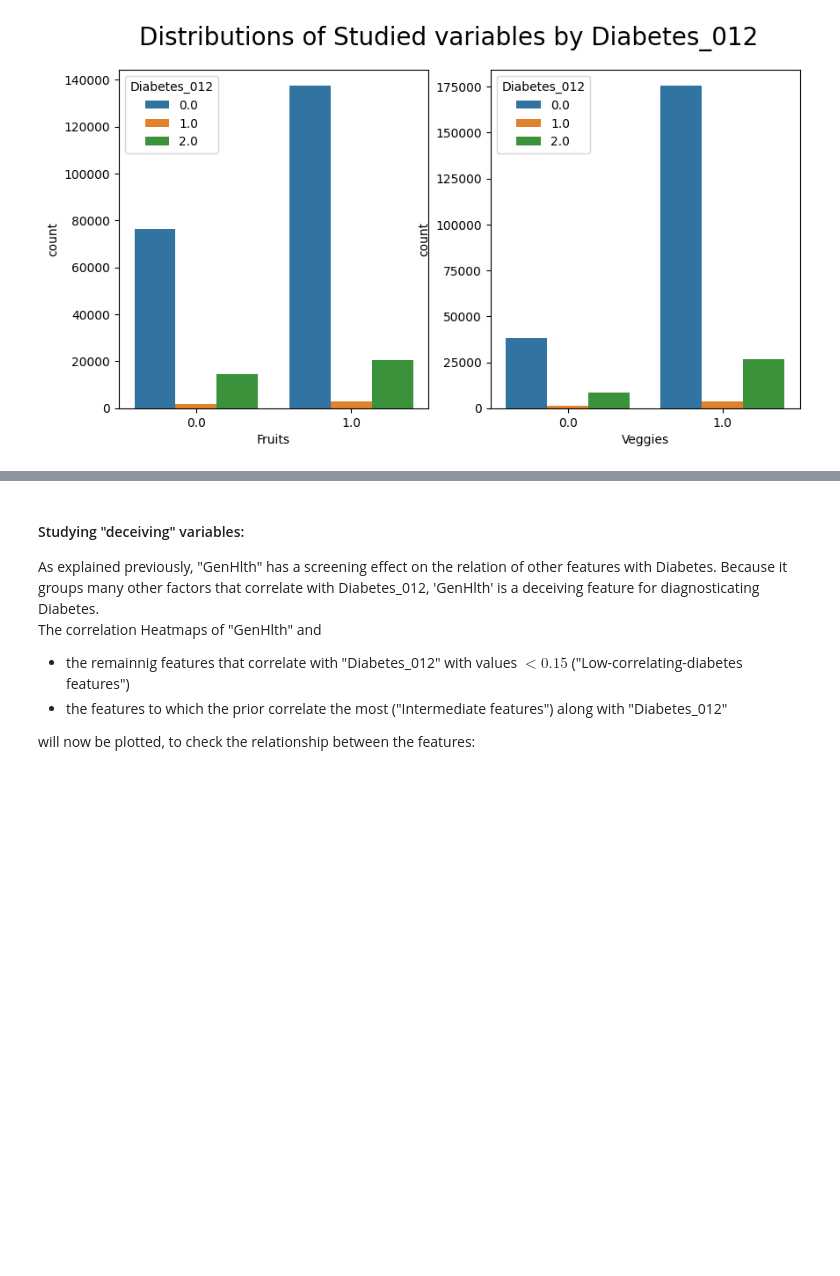
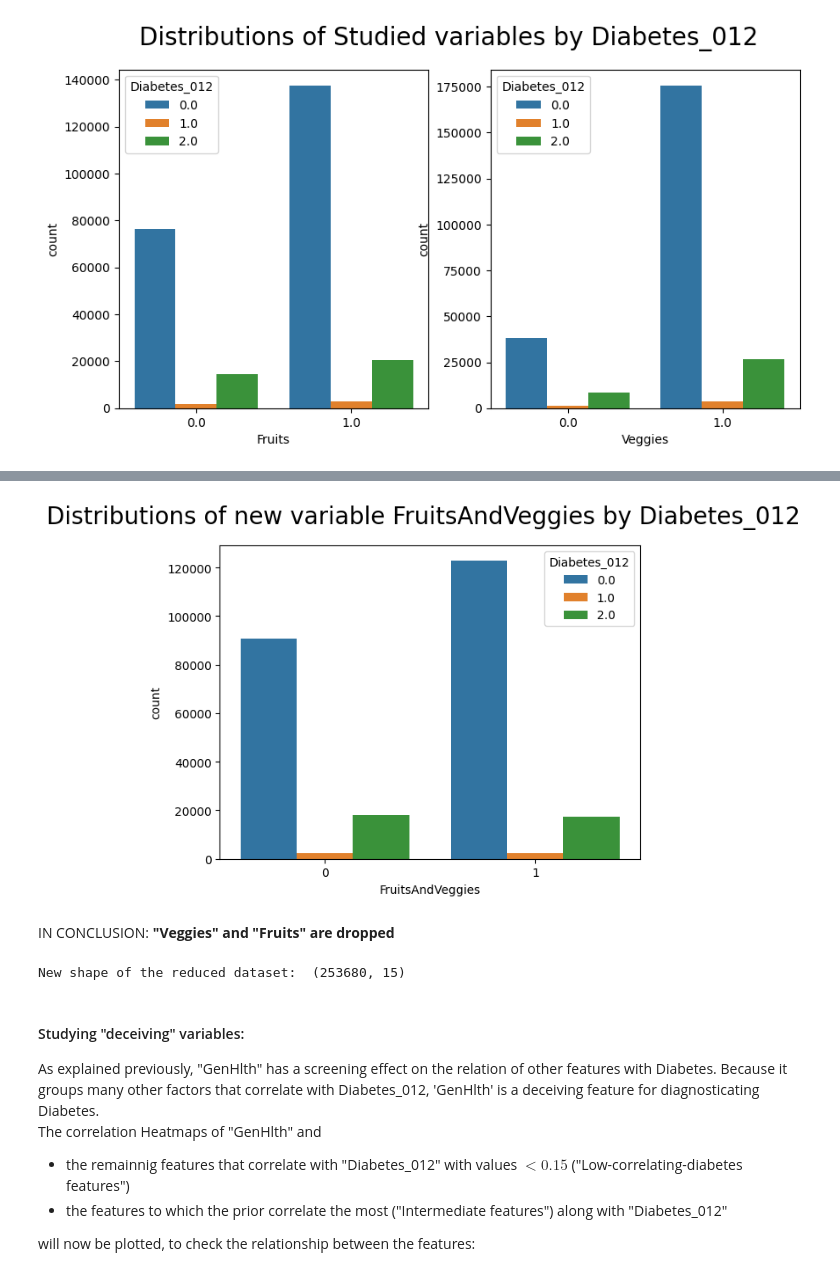
Before and after one commit to AliGarAlon/Diabetes_Project, a Jupyter notebook: diabetes_model.ipynb, the cells around one changed output, grey strips where cells are left out. Cells and saved outputs as stored; diff of their text form; code cells hidden in the pictures; blank space fills up the shorter version.

```diff
--- a/diabetes_model.ipynb
+++ b/diabetes_model.ipynb
@@ -910,3 +977,16 @@ plt.show()
+# %%
+sb.countplot(data=df_reduced, x="FruitsAndVeggies", hue="Diabetes_012")
+plt.suptitle("Distributions of new variable FruitsAndVeggies by Diabetes_012", fontsize=20)
+plt.show()
+# %% [output]
+[figure, added]
+# %% [markdown]
+IN CONCLUSION: **"Veggies" and "Fruits" are dropped**
+# %%
+df_reduced.drop(['Fruits', 'Veggies'], axis=1, inplace=True)
+print("New shape of the reduced dataset: ", df_reduced.shape)
+# %% [output]
+New shape of the reduced dataset:  (253680, 15)
 # %% [markdown]
 #### Studying "deceiving" variables:
 As explained previously, "GenHlth" has a screening effect on the relation of other features with Diabetes. Because it groups many other factors that correlate with Diabetes_012, 'GenHlth' is a deceiving feature for diagnosticating Diabetes.<br>
```
Also changed, not shown: parts of 15 cells of this notebook.
